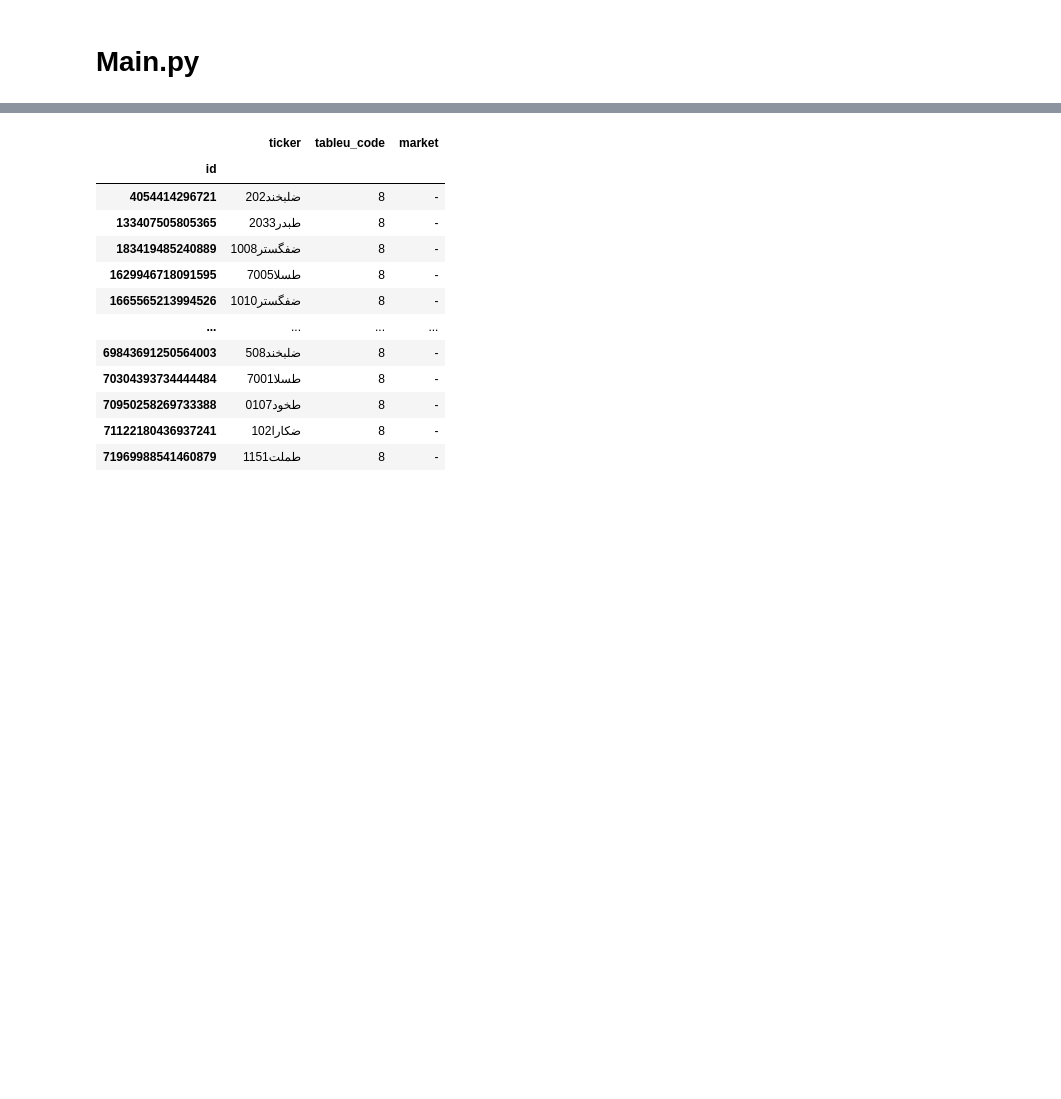
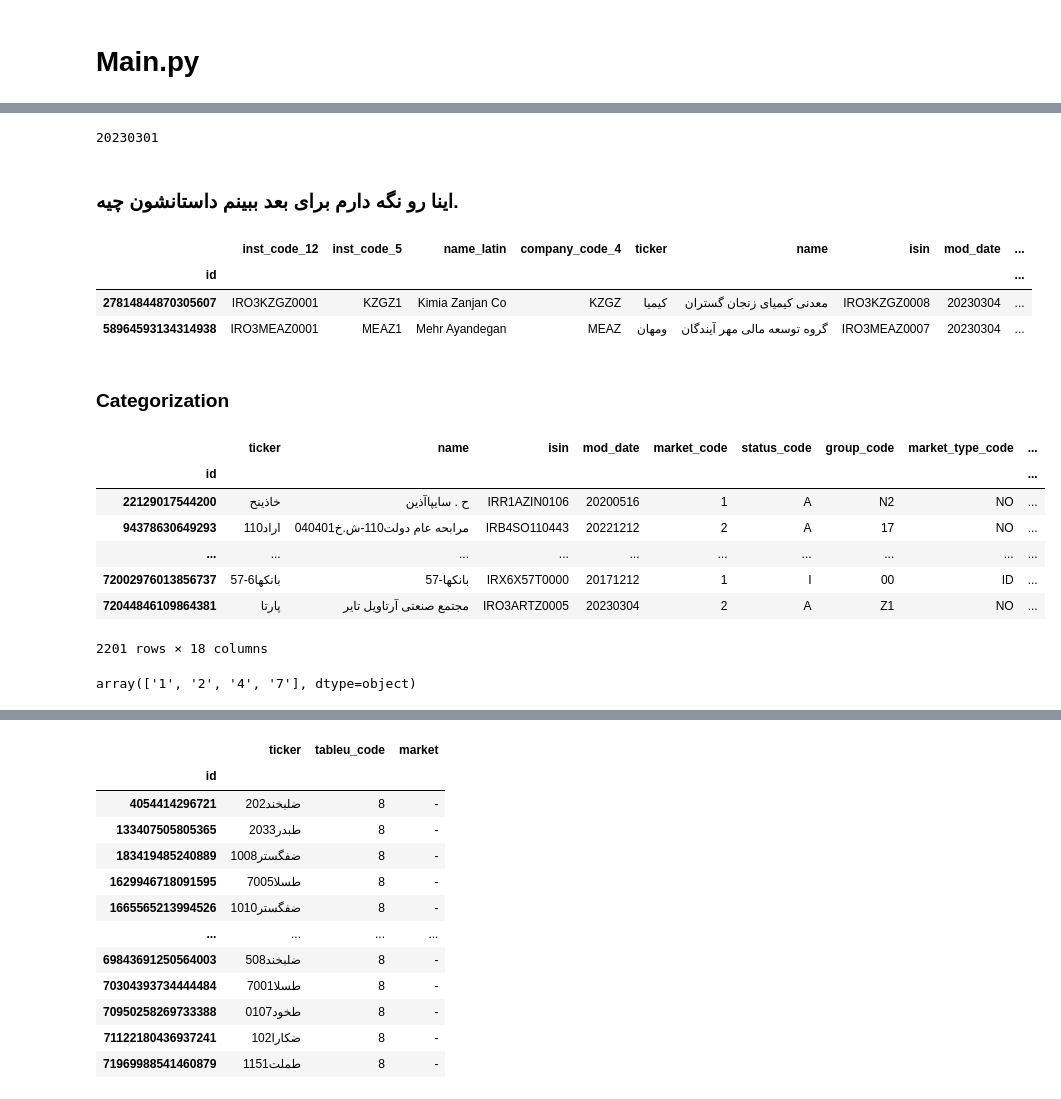
Before and after one commit to Aquarii/dashboard, a Jupyter notebook: draft.ipynb, the cells around one changed output, grey strips where cells are left out. Cells and saved outputs as stored; diff of their text form; code cells hidden in the pictures; blank space fills up the shorter version.

```diff
--- a/draft.ipynb
+++ b/draft.ipynb
@@ -26,3 +32,6 @@ latest_workday
+# %%
+pd.options.display.max_columns = 40
+pd.options.display.max_rows = 5
 # %%
 # -------------extras: settings, sample df------------
 # ---------------------settings------------
@@ -181,0 +116,7 @@ array(['8', '5', '4', '1', '7', '3', '9', '6'], dtype=object)
+# %%
+latest_workday_parsed = datetime.strptime(str(latest_workday), '%Y%m%d')
+delta = (latest_workday_parsed.weekday() - 2) % 7
+last_wed_date = latest_workday - delta
+last_wed_date
+# %% [output]
+20230301
@@ -181,0 +126,2 @@ array(['8', '5', '4', '1', '7', '3', '9', '6'], dtype=object)
+# %% [markdown]
+### اینا رو نگه دارم برای بعد ببینم داستانشون چیه.
@@ -181,0 +139,30 @@ array(['8', '5', '4', '1', '7', '3', '9', '6'], dtype=object)
+# %%
+valid_ziad[~valid_ziad.index.isin(valid_kam.index)]
+# %% [output]
+|  | inst_code_12 | inst_code_5 | name_latin | company_code_4 | ticker | name | isin | mod_date | ... |
+| id |  |  |  |  |  |  |  |  | ... |
+| 27814844870305607 | IRO3KZGZ0001 | KZGZ1 | Kimia Zanjan Co | KZGZ | کیمیا | معدنی کیمیای زنجان گستران | IRO3KZGZ0008 | 20230304 | ... |
+| 58964593134314938 | IRO3MEAZ0001 | MEAZ1 | Mehr Ayandegan | MEAZ | ومهان | گروه توسعه مالی مهر آیندگان | IRO3MEAZ0007 | 20230304 | ... |
+# %% [markdown]
+### Categorization
+# %%
+insts = pd.read_sql('select * from instruments_aio', conn, index_col='id')
+drop_cols = ['inst_code_12','inst_code_5','name_latin','company_code_4',
+    'company_name','industry_sector_code','industry_subsector_code',
+    'نام شرکت','نام لاتین شرکت','نماد 30 رقمی فارسی','نماد فارسی','کد 12 رقمی شرکت',
+    'کد 12 رقمی نماد','کد 4 رقمی شرکت','کد 5 رقمی نماد','کد تابلو']
+insts.drop(drop_cols, axis=1, inplace=True)
+insts
+# %% [output]
+|  | ticker | name | isin | mod_date | market_code | status_code | group_code | market_type_code | ... |
+| id |  |  |  |  |  |  |  |  | ... |
+| 22129017544200 | خاذینح | ح . سایپاآذین | IRR1AZIN0106 | 20200516 | 1 | A | N2 | NO | ... |
+| 94378630649293 | اراد110 | مرابحه عام دولت110-ش.خ040401 | IRB4SO110443 | 20221212 | 2 | A | 17 | NO | ... |
+| ... | ... | ... | ... | ... | ... | ... | ... | ... | ... |
+| 72002976013856737 | 57-بانکها6 | 57-بانکها | IRX6X57T0000 | 20171212 | 1 | I | 00 | ID | ... |
+| 72044846109864381 | پارتا | مجتمع صنعتی آرتاویل تایر | IRO3ARTZ0005 | 20230304 | 2 | A | Z1 | NO | ... |
+2201 rows × 18 columns
+# %%
+insts['market_code'].unique()
+# %% [output]
+array(['1', '2', '4', '7'], dtype=object)
```
Also changed, not shown: parts of 32 cells of this notebook, 7 other files.
